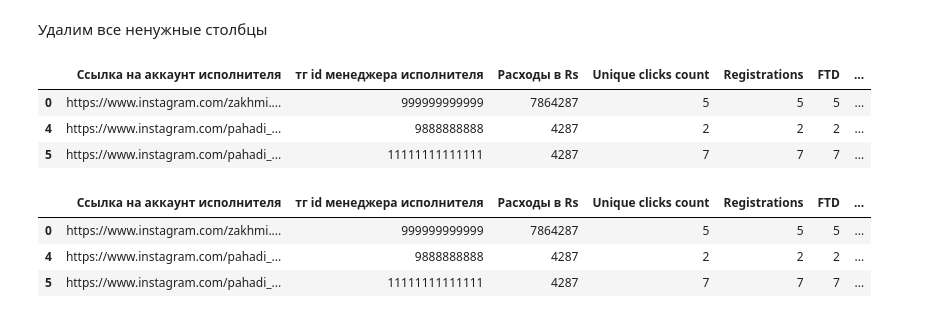
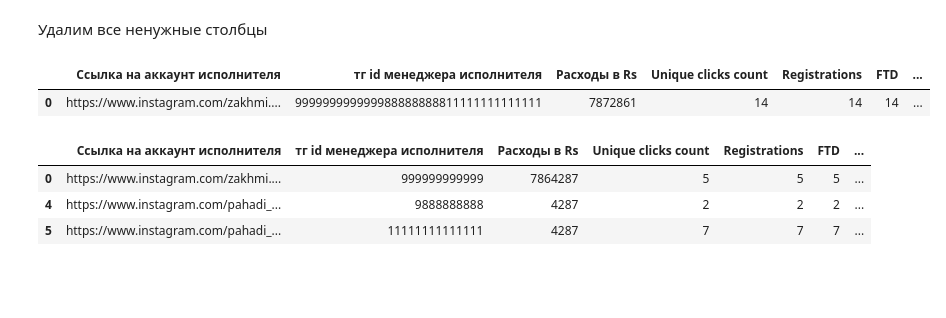
Before and after one commit to Velobos1337/integration-analytics, a Jupyter notebook: ИТОГ.ipynb, the cells around one changed output. Cells and saved outputs as stored; diff of their text form; code cells hidden in the pictures; blank space fills up the shorter version.

```diff
--- a/ИТОГ.ipynb
+++ b/ИТОГ.ipynb
@@ -758,19 +757,18 @@ INFO:__main__:Получен результат: {'spreadsheetId': '1X-THzy2TpMs
 # %%
 stat_tracker = df_manual.copy()
 stat_tracker.drop('Дата выхода интеграции', axis = 1, inplace =True)
 stat_tracker.drop('Кол-во исполнителей', axis = 1, inplace =True)
 stat_tracker.drop('тип контракта', axis = 1, inplace =True)
 stat_tracker.drop('Sub ID 2', axis = 1, inplace =True)
 stat_tracker.drop('трек ссылка', axis = 1, inplace =True)
 stat_tracker = stat_tracker[stat_tracker['Тип менеджера исполнителя'] == 'Блогеры ищеек']
+stat_tracker = stat_tracker.groupby('Тип менеджера исполнителя').sum().reset_index()
 stat_tracker.drop('Тип менеджера исполнителя', axis = 1, inplace =True)
 stat_tracker.drop('Total number of clicks', axis = 1, inplace =True)
 stat_tracker
 # %% [output]
 |  | Ссылка на аккаунт исполнителя | тг id менеджера исполнителя | Расходы в Rs | Unique clicks count | Registrations | FTD | ... |
-| 0 | https://www.instagram.com/zakhmi.... | 999999999999 | 7864287 | 5 | 5 | 5 | ... |
-| 4 | https://www.instagram.com/pahadi_... | 9888888888 | 4287 | 2 | 2 | 2 | ... |
-| 5 | https://www.instagram.com/pahadi_... | 11111111111111 | 4287 | 7 | 7 | 7 | ... |
+| 0 | https://www.instagram.com/zakhmi.... | 999999999999988888888811111111111111 | 7872861 | 14 | 14 | 14 | ... |
 # %%
 
 stat_tracker['Unique click price'] = stat_tracker['Расходы в Rs'] / stat_tracker['Unique clicks count']
```
Also changed, not shown: parts of 7 cells of this notebook.
